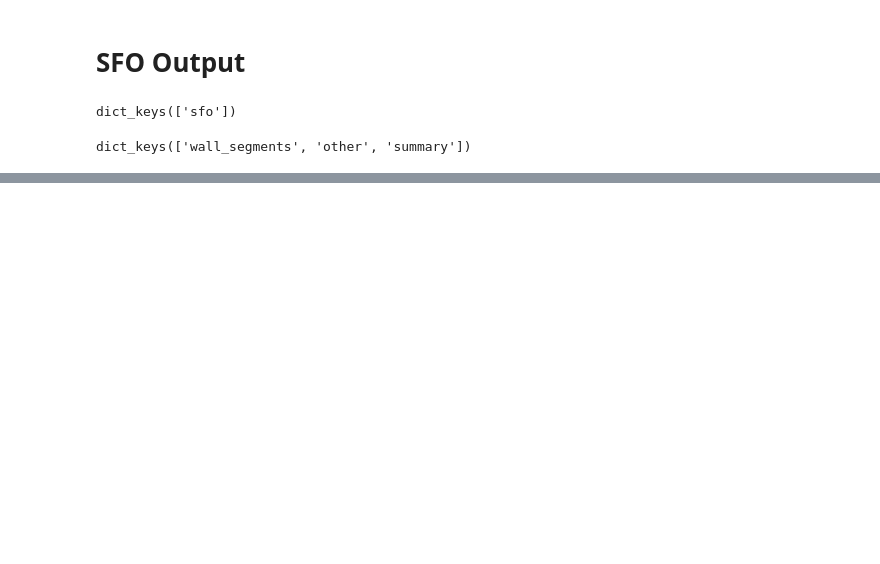
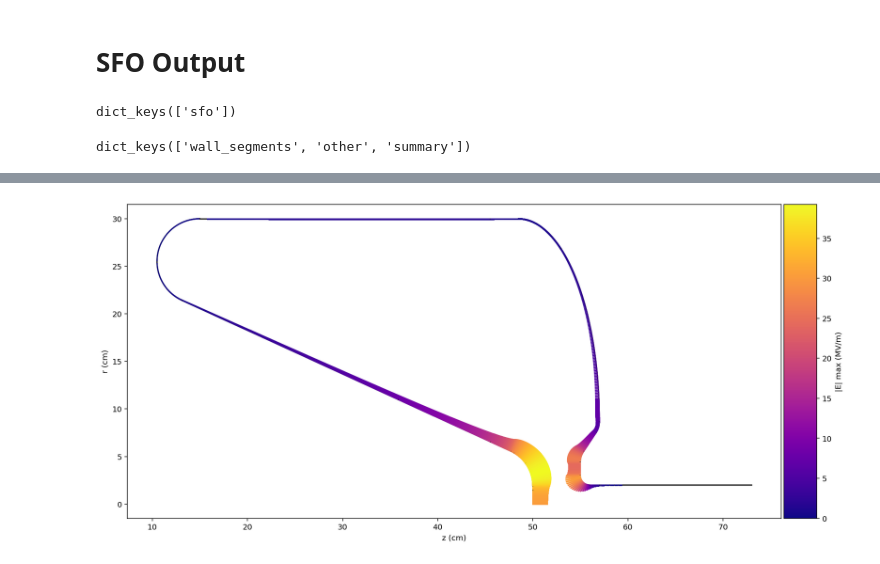
Before and after one commit to ChristopherMayes/PySuperfish, a Jupyter notebook: examples/superfish_basic_example.ipynb, the cells around one changed output, grey strips where cells are left out. Saved outputs shown, nothing was run; the diff lists cells and outputs as text; code cells hidden in the pictures; blank space fills up the shorter version.

```diff
--- a/examples/superfish_basic_example.ipynb
+++ b/examples/superfish_basic_example.ipynb
@@ -87,0 +94,4 @@ SF.output['sfo']['summary']['data']
+# %%
+SF.plot_wall(perp_scale=2, figsize=(16,9))
+# %% [output]
+[figure, added]
```
Also changed, not shown: parts of 10 cells of this notebook, 6 other files.
